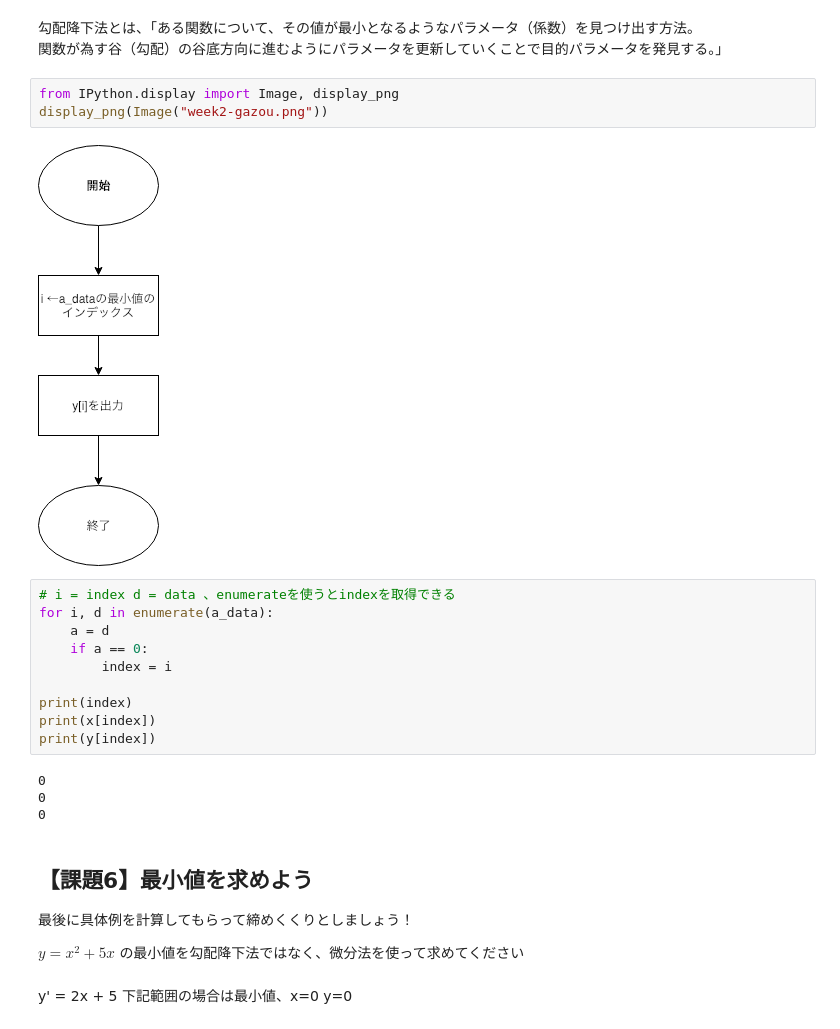
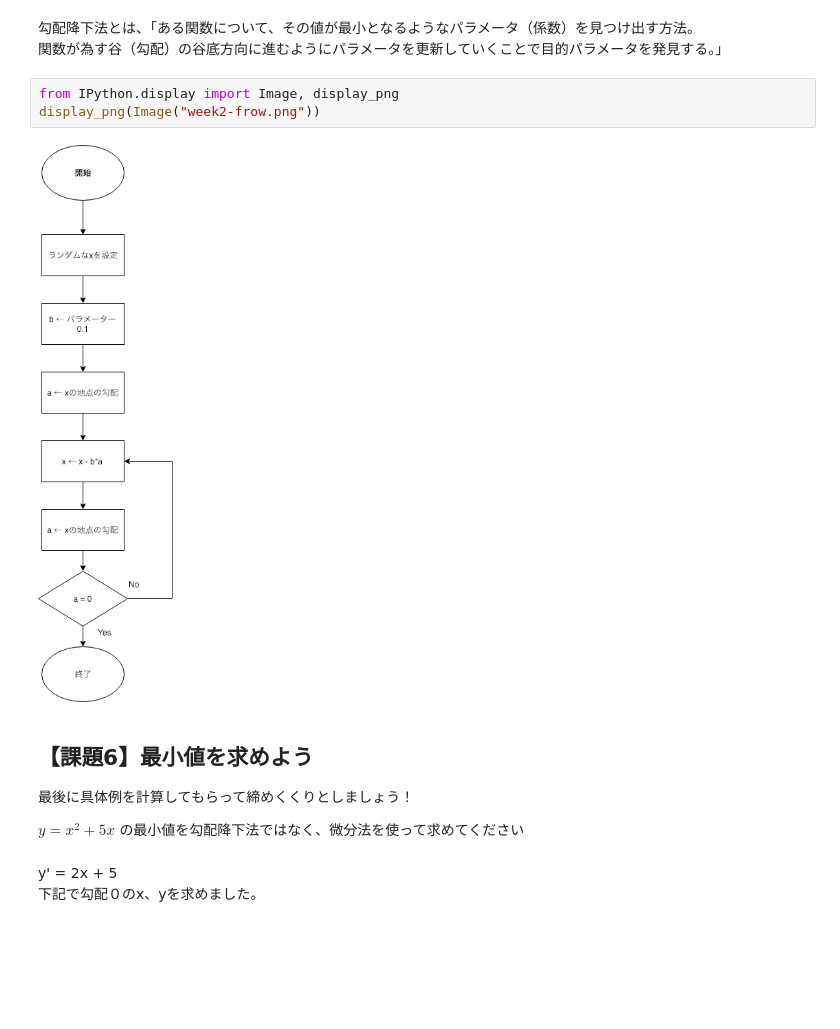
Before and after one commit to komiya-m/diveintocode-ml, a Jupyter notebook: week2/week2-work2.ipynb, the cells around one changed output. Drawn from its saved outputs; the diff is of its cells as text; blank space fills up the shorter version.

Commit message:
week2-2訂正

```diff
--- a/week2/week2-work2.ipynb
+++ b/week2/week2-work2.ipynb
@@ -206,23 +237,9 @@ $y=x^2$
 関数が為す谷（勾配）の谷底方向に進むようにパラメータを更新していくことで目的パラメータを発見する。」
 # %%
 from IPython.display import Image, display_png
-display_png(Image("week2-gazou.png"))
+display_png(Image("week2-frow.png"))
 # %% [output]
-[figure, old version]
+[figure, new version]
-# %%
-# i = index d = data 、enumerateを使うとindexを取得できる
-for i, d in enumerate(a_data):
-    a = d
-    if a == 0:
-        index = i
-
-print(index)
-print(x[index])
-print(y[index])
-# %% [output]
-0
-0
-0
 # %% [markdown]
 ## 【課題6】最小値を求めよう
 最後に具体例を計算してもらって締めくくりとしましょう！
@@ -231,4 +248,4 @@ $y = x^2 + 5x$
  の最小値を勾配降下法ではなく、微分法を使って求めてください
 # %% [markdown]
 y' = 2x + 5
-下記範囲の場合は最小値、x=0 y=0
+下記で勾配０のx、yを求めました。
```
Also changed, not shown: parts of 9 cells of this notebook, 4 other files.
